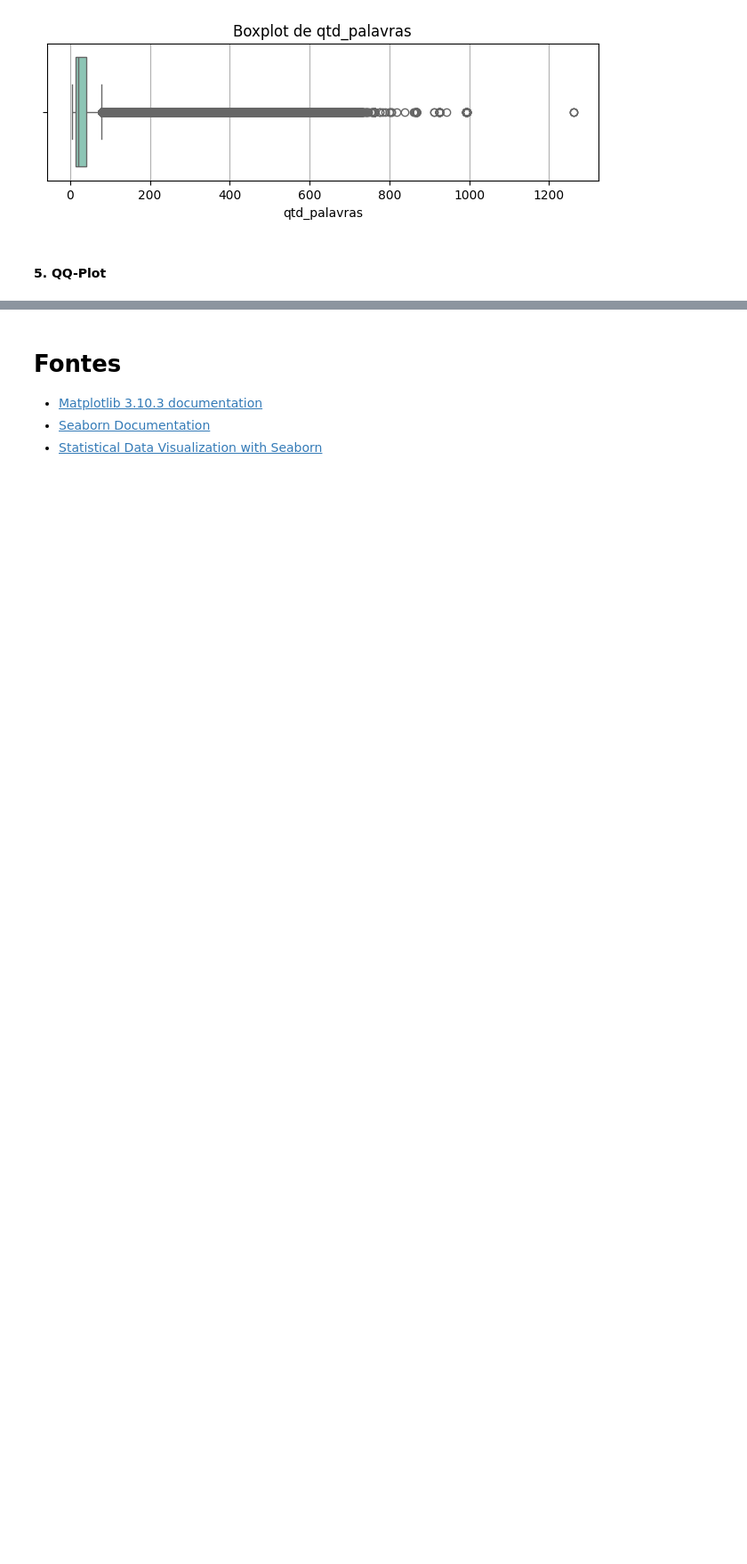
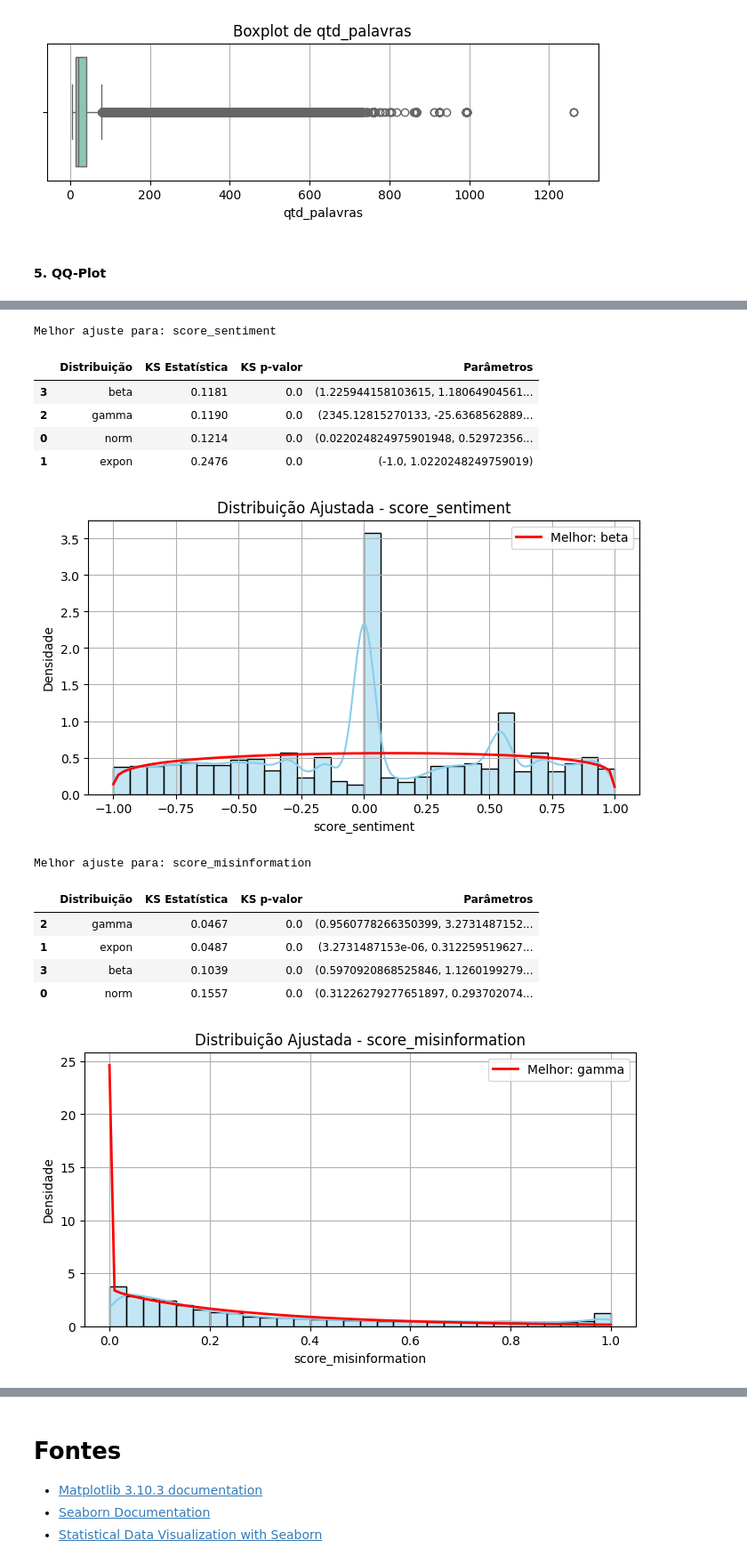
Before and after one commit to EstherMart/Data-Mining, a Jupyter notebook: Lista03_AnaliseDeDados/analise_de_dados.ipynb, the cells around one changed output, grey strips where cells are left out. Shown at 89% size. Cells and saved outputs as stored; diff of their text form; code cells hidden in the pictures; blank space fills up the shorter version.

```diff
--- a/Lista03_AnaliseDeDados/analise_de_dados.ipynb
+++ b/Lista03_AnaliseDeDados/analise_de_dados.ipynb
@@ -576,0 +743,71 @@ for coluna in atributos_numericos:
+# %%
+# Seleção das colunas numéricas contínuas
+atributos_continuos = ['score_sentiment', 'score_misinformation']
+
+# Lista de distribuições candidatas
+distribuicoes = {
+    'norm': stats.norm,
+    'expon': stats.expon,
+    'gamma': stats.gamma,
+    'beta': stats.beta
+}
+
+# Loop pelas colunas
+for coluna in atributos_continuos:
+    serie = df_sem_mensagens_curtas[coluna].dropna()
+
+    resultados = []
+
+    # Ajuste de cada distribuição
+    for nome, dist in distribuicoes.items():
+        try:
+            params = dist.fit(serie)
+            ks_stat, ks_p = stats.kstest(serie, nome, args=params)
+            resultados.append({
+                'Distribuição': nome,
+                'KS Estatística': round(ks_stat, 4),
+                'KS p-valor': round(ks_p, 4),
+                'Parâmetros': params
+            })
+        except Exception as e:
+            print(f"Erro ao ajustar {nome} para {coluna}: {e}")
+
+    # Resultado em DataFrame
+    df_resultados = pd.DataFrame(resultados).sort_values(by='KS Estatística')
+    print(f"\nMelhor ajuste para: {coluna}")
+    display(df_resultados)
+
+    # Plotagem do histograma com densidade
+    plt.figure(figsize=(8, 4))
+    sns.histplot(serie, bins=30, kde=True, stat='density', color='skyblue')
+
+    # Sobreposição da melhor distribuição
+    melhor = df_resultados.iloc[0]
+    dist_name = melhor['Distribuição']
+    params = melhor['Parâmetros']
+
+    x = np.linspace(serie.min(), serie.max(), 100)
+    pdf = distribuicoes[dist_name].pdf(x, *params)
+    plt.plot(x, pdf, 'r-', lw=2, label=f'Melhor: {dist_name}')
+
+    plt.title(f'Distribuição Ajustada - {coluna}')
+    plt.xlabel(coluna)
+    plt.ylabel('Densidade')
+    plt.legend()
+    plt.grid(True)
+    plt.show()
+# %% [output]
+Melhor ajuste para: score_sentiment
+|  | Distribuição | KS Estatística | KS p-valor | Parâmetros |
+| 3 | beta | 0.1181 | 0.0 | (1.225944158103615, 1.18064904561... |
+| 2 | gamma | 0.1190 | 0.0 | (2345.12815270133, -25.6368562889... |
+| 0 | norm | 0.1214 | 0.0 | (0.022024824975901948, 0.52972356... |
+| 1 | expon | 0.2476 | 0.0 | (-1.0, 1.0220248249759019) |
+[figure, added]
+Melhor ajuste para: score_misinformation
+|  | Distribuição | KS Estatística | KS p-valor | Parâmetros |
+| 2 | gamma | 0.0467 | 0.0 | (0.9560778266350399, 3.2731487152... |
+| 1 | expon | 0.0487 | 0.0 | (3.2731487153e-06, 0.312259519627... |
+| 3 | beta | 0.1039 | 0.0 | (0.5970920868525846, 1.1260199279... |
+| 0 | norm | 0.1557 | 0.0 | (0.31226279277651897, 0.293702074... |
+[figure, added]
```
Also changed, not shown: parts of 26 cells of this notebook.
